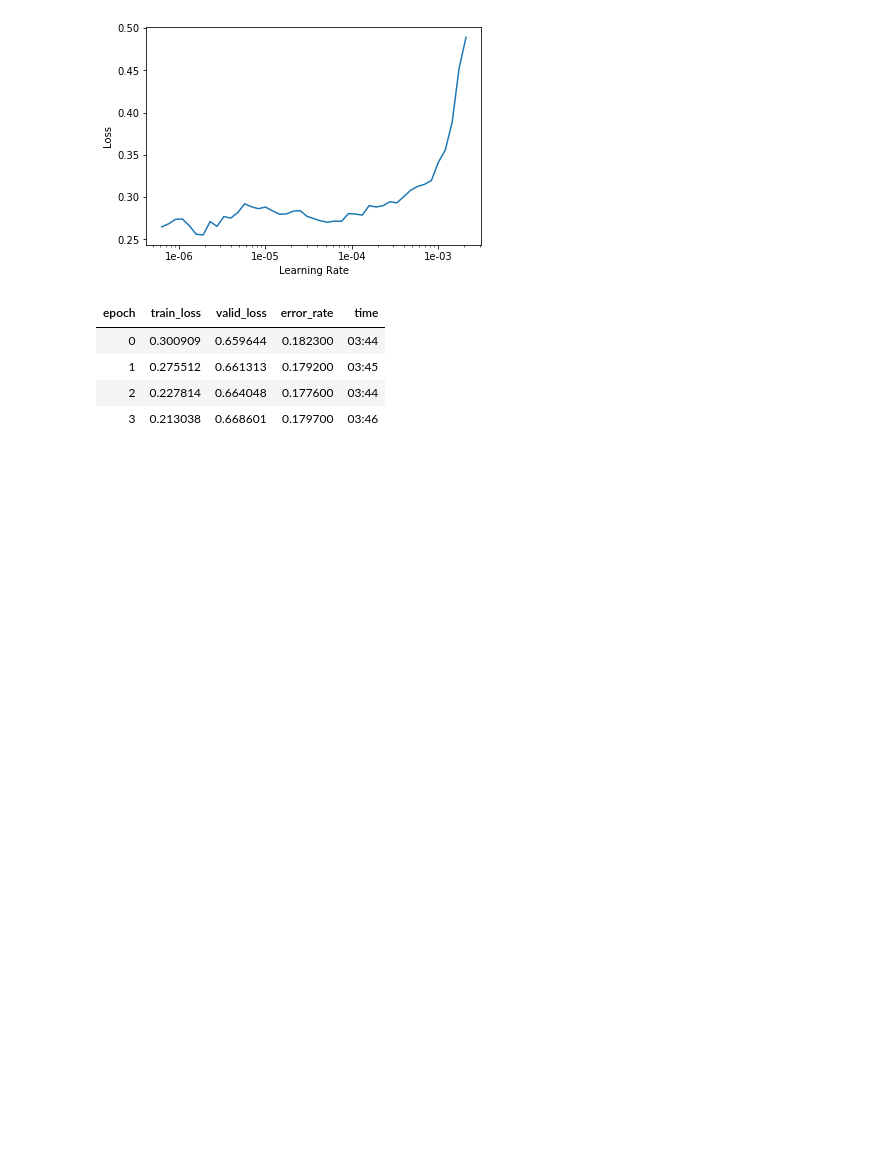
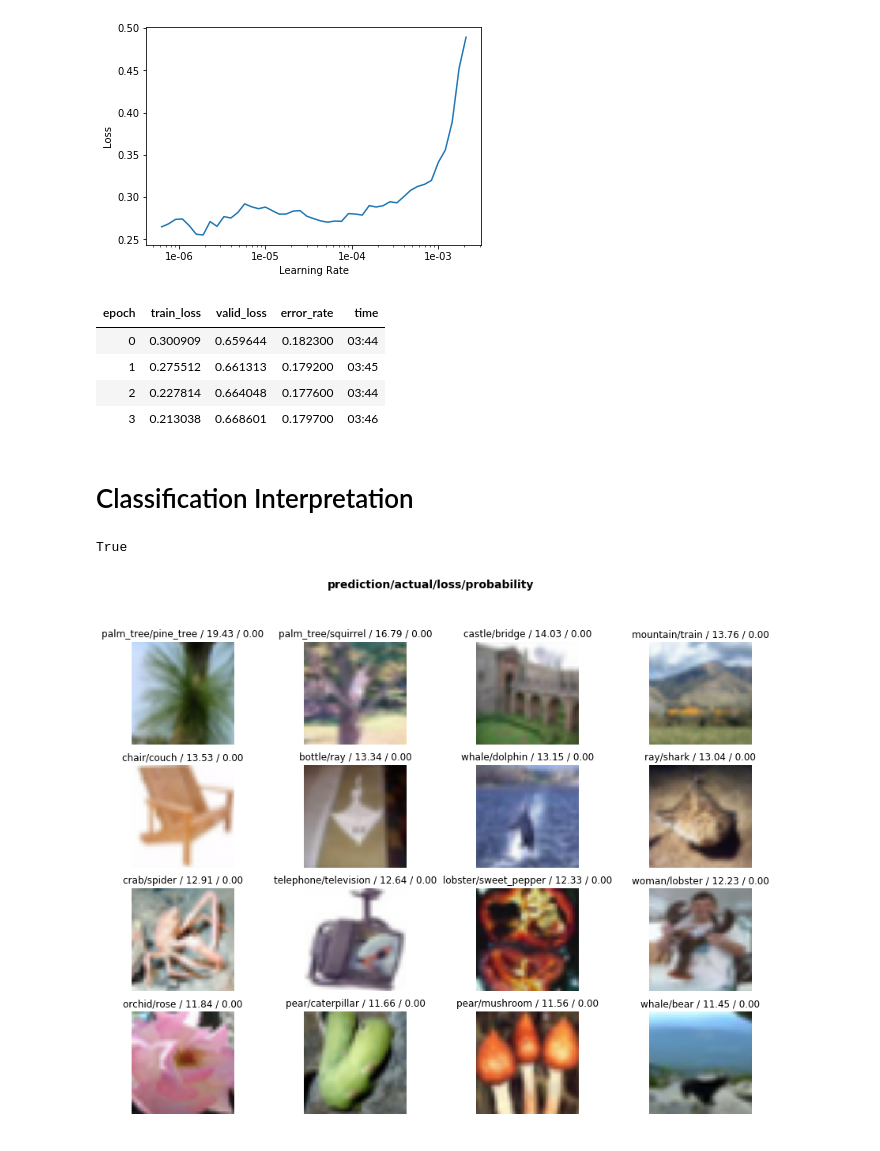
Before and after one commit to itsayushthada/FastAI2019, a Jupyter notebook: Benchmark/CIFAR100_benchmark.ipynb, the cells around one changed output. Saved outputs shown, nothing was run; the diff lists cells and outputs as text; code cells hidden in the pictures; blank space fills up the shorter version.

```diff
--- a/Benchmark/CIFAR100_benchmark.ipynb
+++ b/Benchmark/CIFAR100_benchmark.ipynb
@@ -206,3 +204,17 @@ learn.fit_one_cycle(4, max_lr=slice(1e-6,1e-4))
 | 3 | 0.213038 | 0.668601 | 0.179700 | 03:46 |
 # %%
 learn.save('cifar100-update2')
+# %% [markdown]
+# Classification Interpretation
+# %%
+interp = vision.ClassificationInterpretation.from_learner(learn)
+
+losses,idxs = interp.top_losses()
+
+len(data.valid_ds)==len(losses)==len(idxs)
+# %% [output]
+True
+# %%
+interp.plot_top_losses(16, figsize=(15,11))
+# %% [output]
+[figure, added]
```
Also changed, not shown: parts of 2 cells of this notebook.
